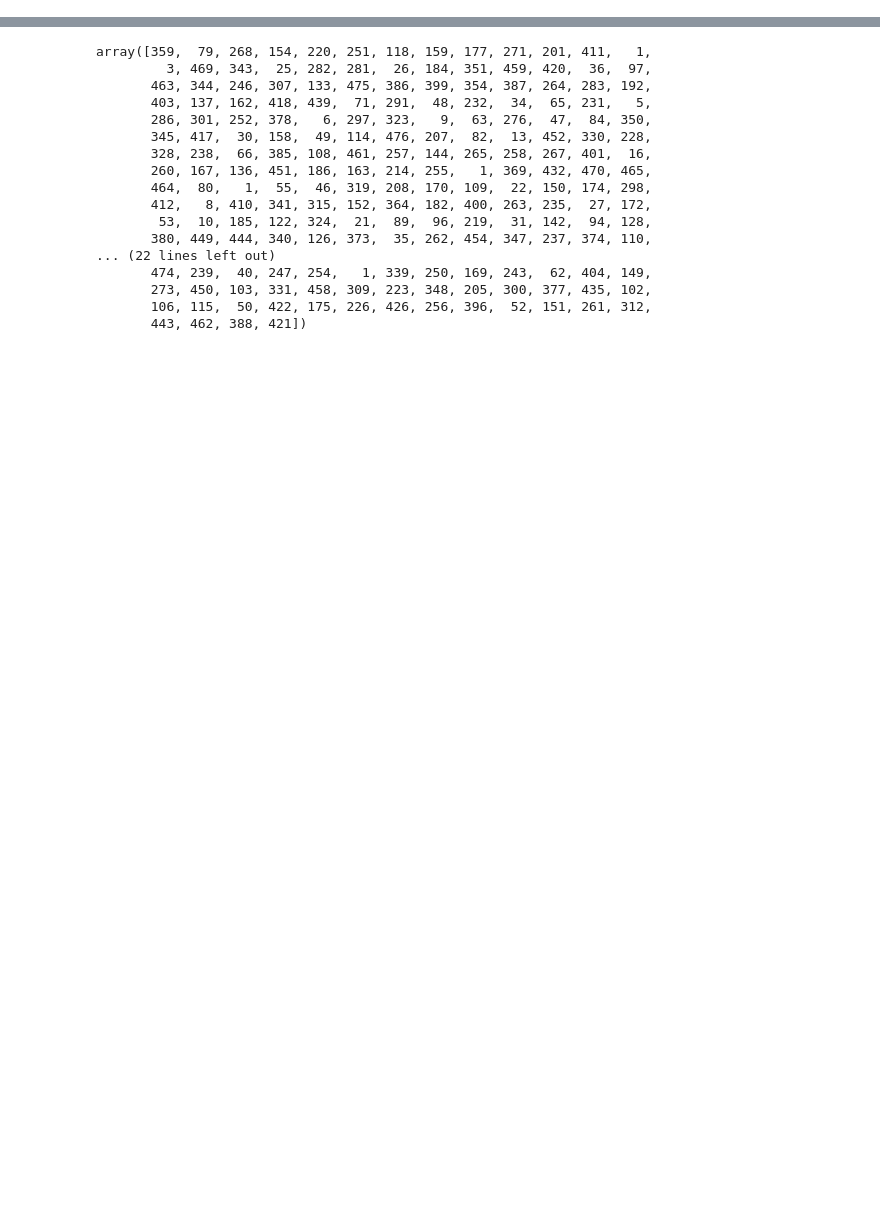
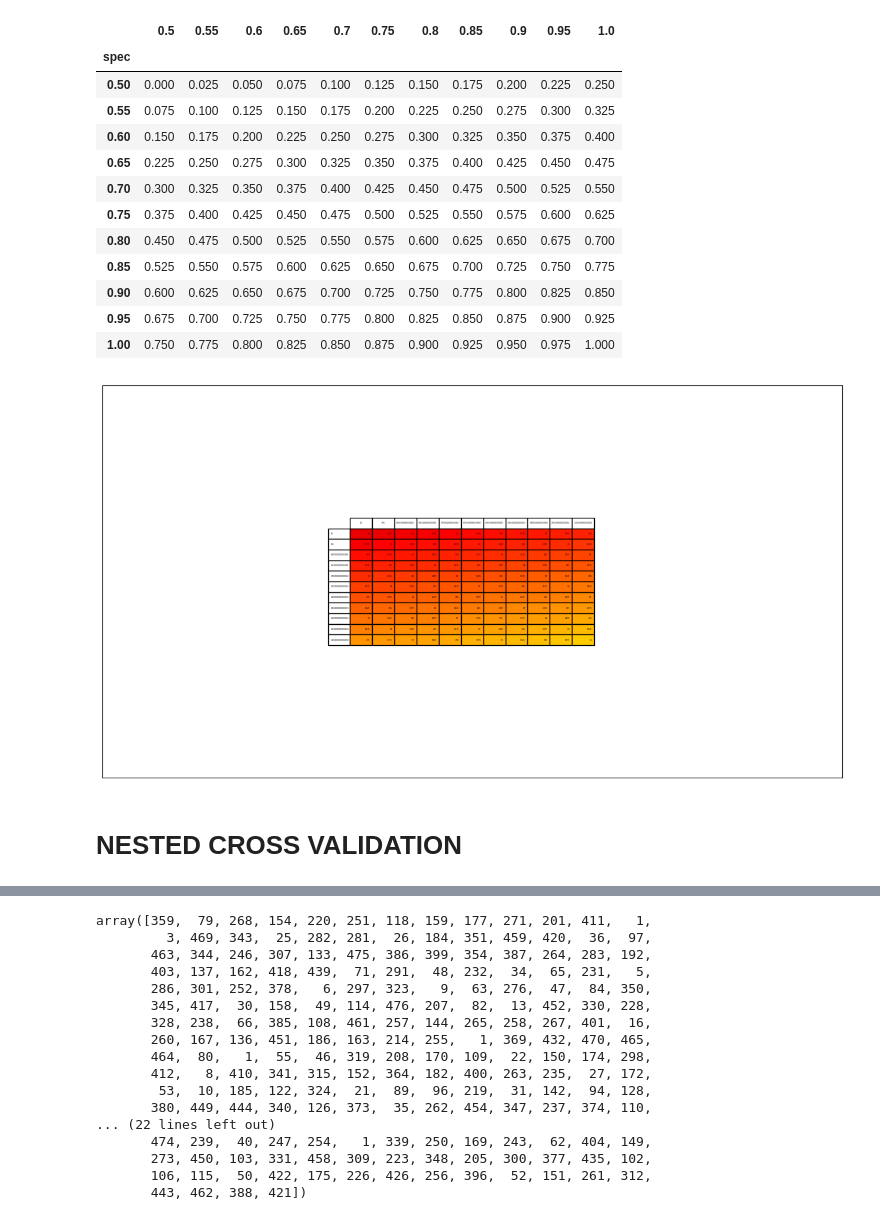
Before and after one commit to SoapingYou/2025_research, a Jupyter notebook: SVM_RFE_2.ipynb, the cells around one changed output, grey strips where cells are left out. Saved outputs shown, nothing was run; the diff lists cells and outputs as text; code cells hidden in the pictures; blank space fills up the shorter version.

```diff
--- a/SVM_RFE_2.ipynb
+++ b/SVM_RFE_2.ipynb
@@ -314,3 +208,7 @@ for i, row in enumerate(ax):
 # %%
-svc = SVC(C=0.1,kernel='linear',class_weight="balanced")
-svc.fit(X,y)
+svc = SVC(C=0.01,kernel='linear',class_weight=None)
+
+rfe = RFE(estimator=svc, n_features_to_select=4, step=1)
+#model = RFECV(estimator=svc, min_features_to_select = 1, step=1)
+#rfe.fit(X,y)
+X_selected_features = rfe.fit_transform(X,y)
@@ -330,11 +215,10 @@ print(best_params) #i just changed the og svc to the params given
+# %%
+model = SVC(C=0.01, kernel='linear', class_weight=None)
+model.fit(X_selected_features)
 # %%
-model = RFE(estimator=svc, n_features_to_select=10, step=1)
-model = RFECV(estimator=svc, min_features_to_select = 1, step=1)
-model.fit(X,y)
-
-y_pred = model.decision_function(X)
+y_pred = model.predict(X_selected_features)
 y_prediction_values = np.array(y_pred)
-cm = confusion_matrix(y, y_prediction_values>0)
+cm = confusion_matrix(y, y_prediction_xvalues>0)
 sensitivity = cm[1,1]/(cm[1,1]+cm[1,0])
 specificity = (cm[0,0]/(cm[0,0]+cm[0,1]))
 print("Confusion Matrix: \n", cm)
@@ -382,0 +238,57 @@ weighted avg       0.97      0.97      0.97      1048
+# %%
+from sklearn.metrics import confusion_matrix, make_scorer
+
+'''tuning the error metric im gonna use'''
+'''sens/spec -> error metric'''
+'''heavily penalize any spec < 99%'''
+'''but still have sens be strong'''
+def error_metric(sensitivity, specificity):
+    fpr = 1-specificity
+    fnr = 1-sensitivity
+    return 1-(fpr*3 + fnr)/2
+def custom_error_metric(y_true, y_pred):
+    tn,fp,fn,tp = confusion_matrix(y_true,y_pred).ravel()
+    sensitivity = tp / (tp+fn)
+    specificity = tn / (tn+fp)
+    return error_metric(sensitivity,specificity)
+CustomErrorMetric = make_scorer(custom_error_metric,
+                                greater_is_better=True)
+
+dict_error = {}
+dict_error['spec'] = np.arange(0.5,1.01,0.05)
+for sens in np.arange(0.5,1.01,0.05):
+    dict_error[sens] = []
+    for spec in np.arange(0.5,1.01,0.05):
+        dict_error[sens].append(error_metric(sens,spec))
+error_df = pd.DataFrame(dict_error)
+error_df.set_index('spec',inplace=True)
+
+idx = error_df.index
+vals = np.around(error_df.values, 3)
+norm = plt.Normalize(vals.min()-1, vals.max()+1)
+colours = plt.cm.hot(norm(vals))
+fig = plt.figure(figsize=(15,8))
+ax = fig.add_subplot(111, frameon=True, xticks=[], yticks=[])
+
+the_table=plt.table(cellText=vals, rowLabels=error_df.index, colLabels=error_df.columns,
+                    colWidths = [0.03]*vals.shape[1], loc='center',
+                    cellColours=colours)
+#plt.show()
+error_df
+# %% [output]
+|  | 0.5 | 0.55 | 0.6 | 0.65 | 0.7 | 0.75 | 0.8 | 0.85 | 0.9 | 0.95 | 1.0 |
+| spec |  |  |  |  |  |  |  |  |  |  |  |
+| 0.50 | 0.000 | 0.025 | 0.050 | 0.075 | 0.100 | 0.125 | 0.150 | 0.175 | 0.200 | 0.225 | 0.250 |
+| 0.55 | 0.075 | 0.100 | 0.125 | 0.150 | 0.175 | 0.200 | 0.225 | 0.250 | 0.275 | 0.300 | 0.325 |
+| 0.60 | 0.150 | 0.175 | 0.200 | 0.225 | 0.250 | 0.275 | 0.300 | 0.325 | 0.350 | 0.375 | 0.400 |
+| 0.65 | 0.225 | 0.250 | 0.275 | 0.300 | 0.325 | 0.350 | 0.375 | 0.400 | 0.425 | 0.450 | 0.475 |
+| 0.70 | 0.300 | 0.325 | 0.350 | 0.375 | 0.400 | 0.425 | 0.450 | 0.475 | 0.500 | 0.525 | 0.550 |
+| 0.75 | 0.375 | 0.400 | 0.425 | 0.450 | 0.475 | 0.500 | 0.525 | 0.550 | 0.575 | 0.600 | 0.625 |
+| 0.80 | 0.450 | 0.475 | 0.500 | 0.525 | 0.550 | 0.575 | 0.600 | 0.625 | 0.650 | 0.675 | 0.700 |
+| 0.85 | 0.525 | 0.550 | 0.575 | 0.600 | 0.625 | 0.650 | 0.675 | 0.700 | 0.725 | 0.750 | 0.775 |
+| 0.90 | 0.600 | 0.625 | 0.650 | 0.675 | 0.700 | 0.725 | 0.750 | 0.775 | 0.800 | 0.825 | 0.850 |
+| 0.95 | 0.675 | 0.700 | 0.725 | 0.750 | 0.775 | 0.800 | 0.825 | 0.850 | 0.875 | 0.900 | 0.925 |
+| 1.00 | 0.750 | 0.775 | 0.800 | 0.825 | 0.850 | 0.875 | 0.900 | 0.925 | 0.950 | 0.975 | 1.000 |
+[figure, added]
+# %% [markdown]
+# NESTED CROSS VALIDATION
```
Also changed, not shown: parts of 32 cells of this notebook, 3 other files.
